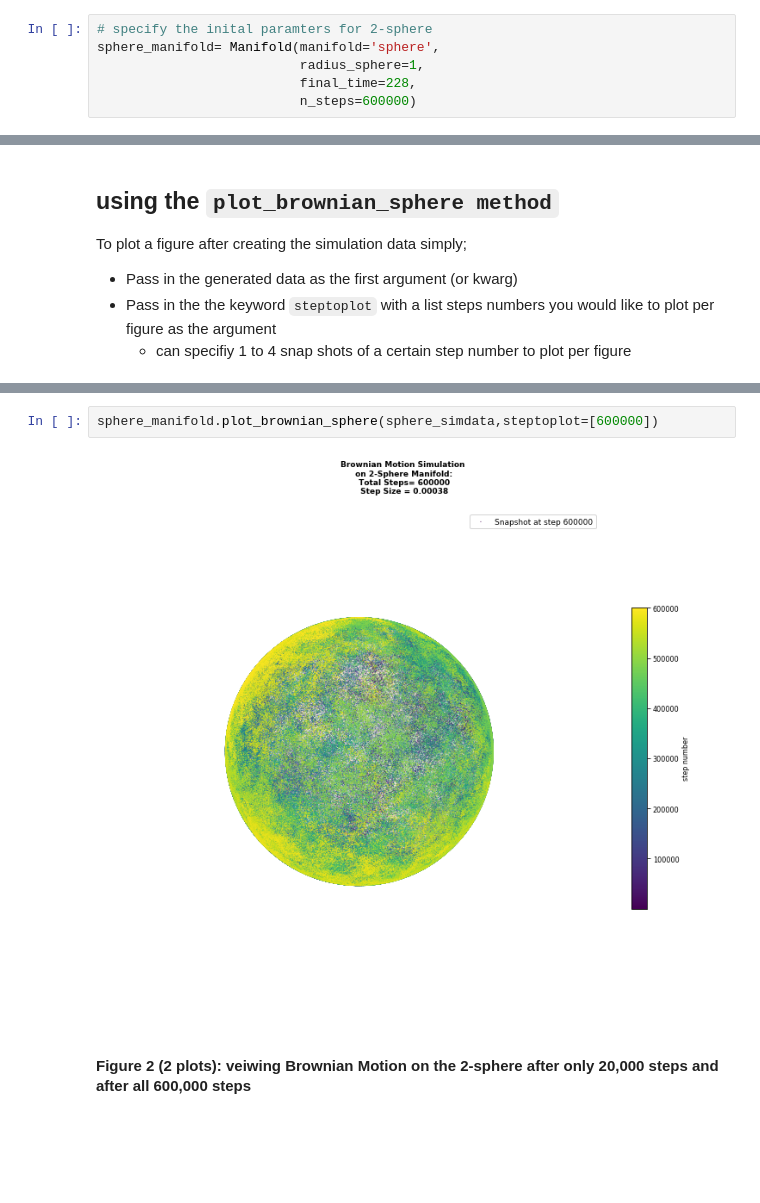
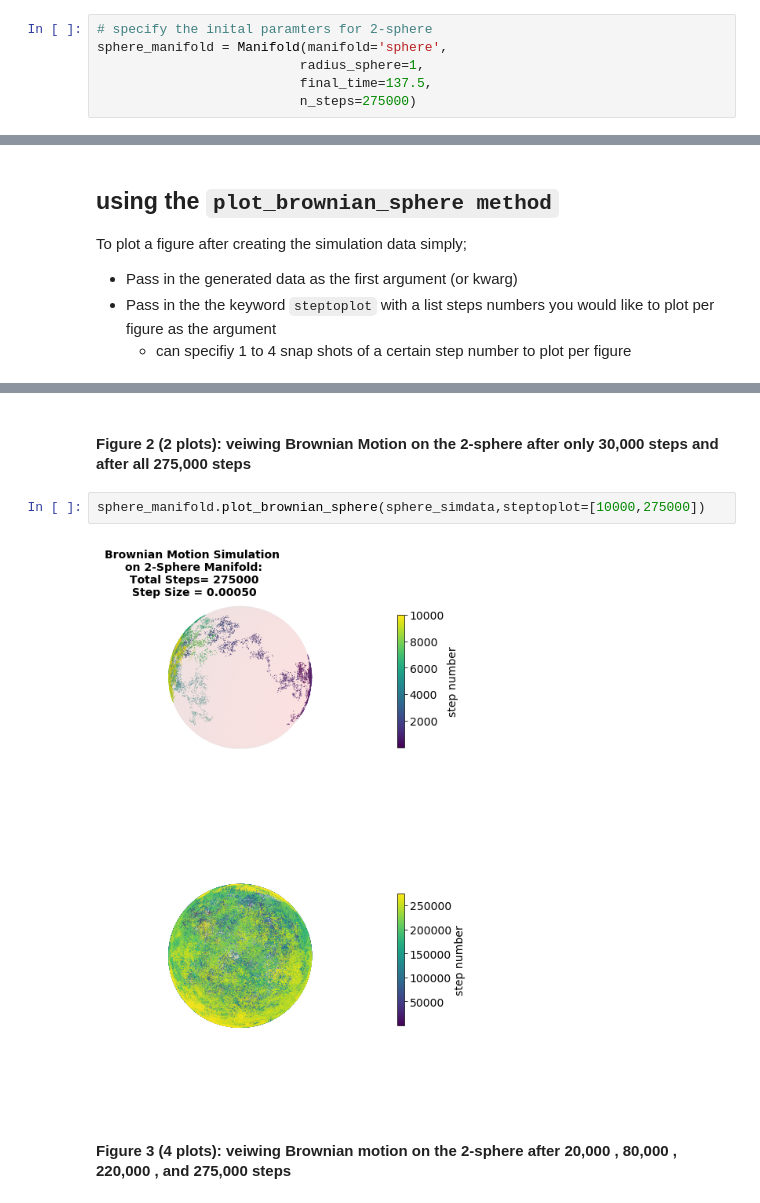
Before and after one commit to hankbesser/brownian-manifold, a Jupyter notebook: notebook_examples/manifold_example.ipynb, the cells around one changed output, grey strips where cells are left out. Saved outputs shown, nothing was run; the diff lists cells and outputs as text; blank space fills up the shorter version.

````diff
--- a/notebook_examples/manifold_example.ipynb
+++ b/notebook_examples/manifold_example.ipynb
@@ -41,10 +45,10 @@ Manifold?
 Invoke ```Manifold``` and instantiate ```sphere_manifold``` and ```cylinder_manifold``` (or whatever you would like to name the specific instances of ```Manifold```)
 # %%
 # specify the inital paramters for 2-sphere
-sphere_manifold= Manifold(manifold='sphere',
+sphere_manifold = Manifold(manifold='sphere',
                           radius_sphere=1,
-                          final_time=228,
-                          n_steps=600000)
+                          final_time=137.5,
+                          n_steps=275000)
 # %%
 # specify the inital paramters for finite cylinder
 cylinder_manifold = Manifold(manifold='cylinder',
@@ -218,7 +244,9 @@ To plot a figure after creating the simulation data simply;
+# %% [markdown]
+#### Figure 2 (2 plots): veiwing Brownian Motion on the 2-sphere after only 30,000 steps and after all 275,000 steps
 # %%
-sphere_manifold.plot_brownian_sphere(sphere_simdata,steptoplot=[600000])
+sphere_manifold.plot_brownian_sphere(sphere_simdata,steptoplot=[10000,275000])
 # %% [output]
-[figure, old version]
+[figure, new version]
 # %% [markdown]
-#### Figure 2 (2 plots): veiwing Brownian Motion on the 2-sphere after only 20,000 steps and after all 600,000 steps
+#### Figure 3 (4 plots): veiwing Brownian motion on the 2-sphere after 20,000 , 80,000 , 220,000 , and 275,000 steps
 # %%
````
Also changed, not shown: parts of 44 cells of this notebook, 6 other files.
